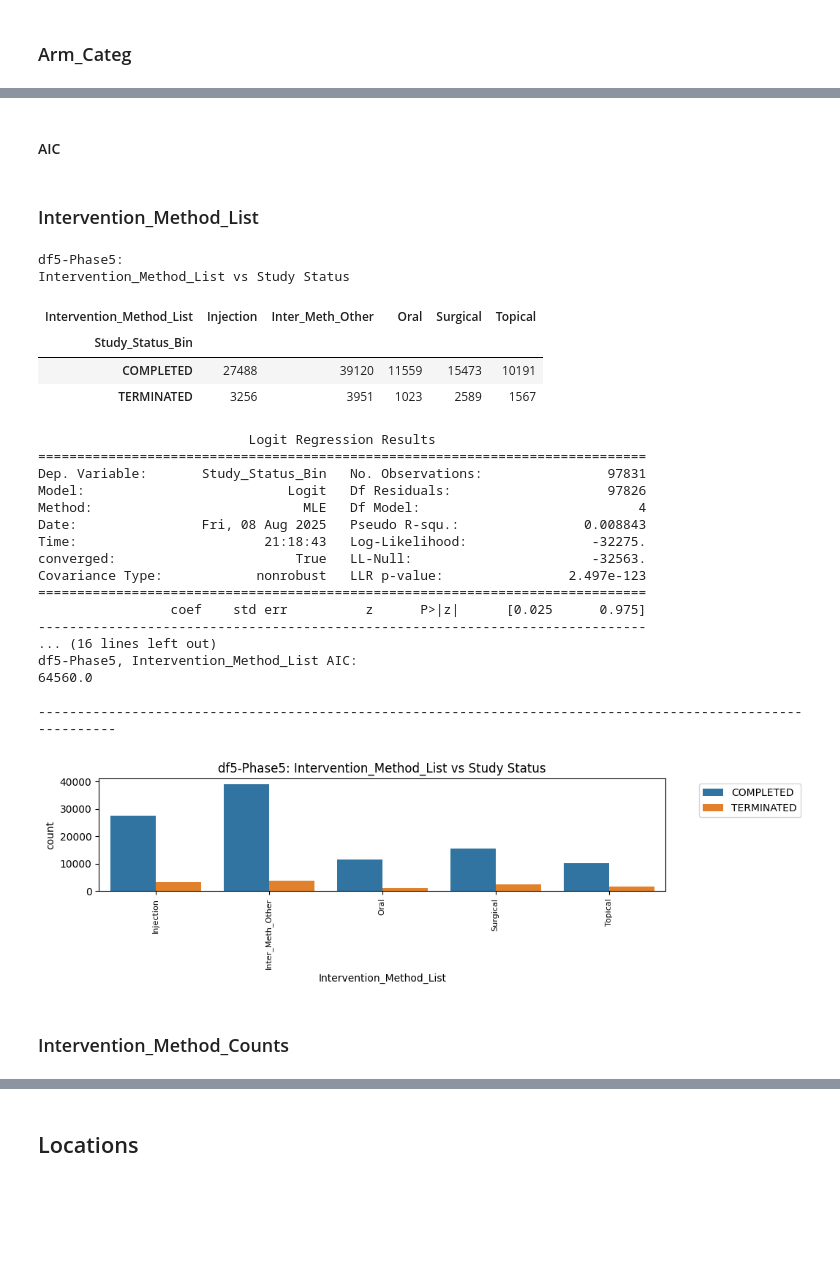
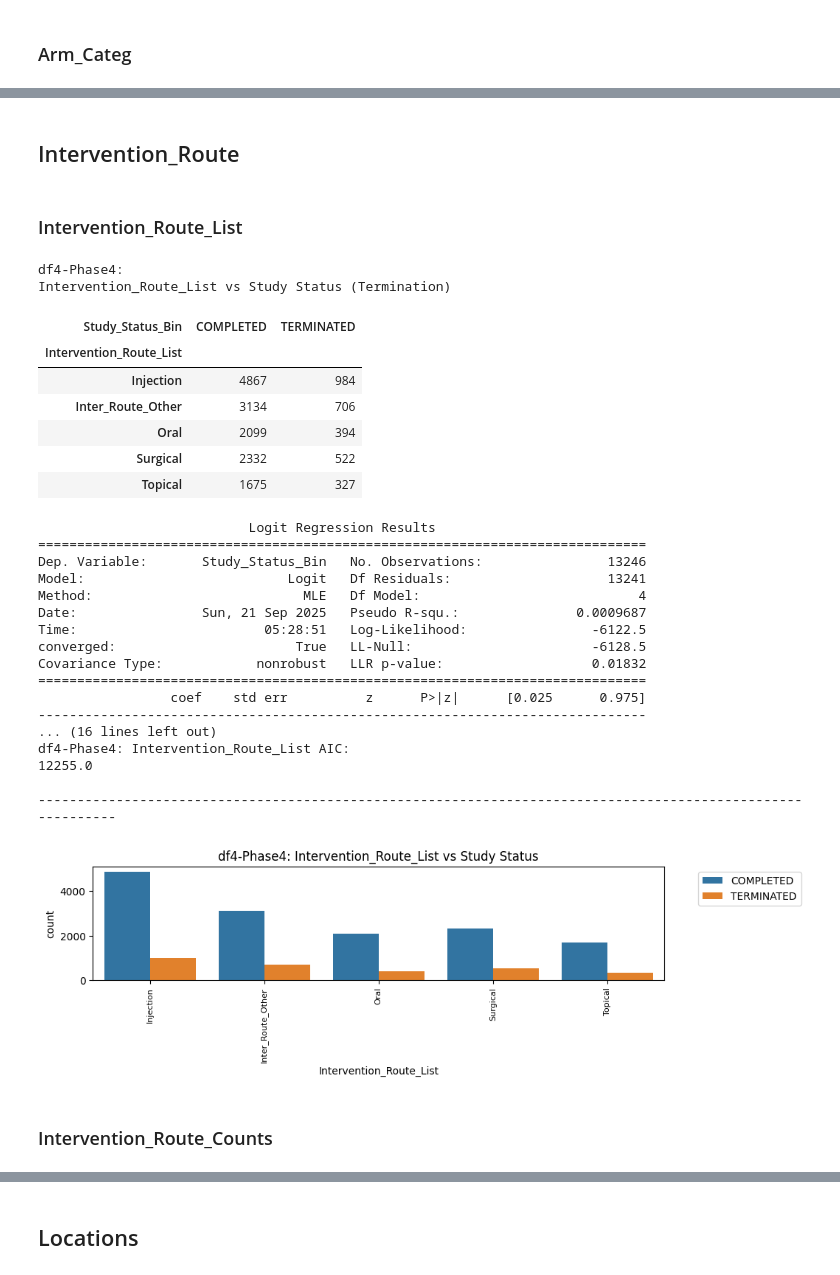
Before and after one commit to AndreouEugenia/Thesis, a Jupyter notebook: 3.Thesis_Visual.ipynb, the cells around one changed output, grey strips where cells are left out. Cells and saved outputs as stored; diff of their text form; code cells hidden in the pictures; blank space fills up the shorter version.

```diff
--- a/3.Thesis_Visual.ipynb
+++ b/3.Thesis_Visual.ipynb
@@ -395 +396,3 @@ df5-Phase5, Adverse_Bin AIC:
+# %%
+dfi = dfi.drop(columns = ['Adverse_Counts'], axis = 1)
 # %% [markdown]
@@ -512,3 +536,5 @@ Adverse_aic_all = fun_compare(i, Adverse_List = Adverse_List[0], Adverse_Detail_
+# %%
+dfi = dfi.drop(columns = ['Adverse_System_Counts', 'Adverse_System_Categ'], axis = 1)
 # %% [markdown]
 ## Placebo_Bin
 # %%
@@ -1107 +1044,3 @@ df5-Phase5, Arm_Categ AIC:
+# %%
+dfi = dfi.drop(columns = ['Arm_Counts', 'Arm_Categ'], axis = 1)
 # %% [markdown]
@@ -1234,2 +1182,4 @@ df5-Phase5, Intervention_Type_Categ AIC:
+# %%
+dfi = dfi.drop(columns = ['Intervention_Type_Counts'], axis = 1)
 # %% [markdown]
-#### AIC
+## Intervention_Route
@@ -1238,32 +1186,35 @@ Intervention_Type_Counts_aic = fun_compare(i, Intervention_Type_Counts = Interve
 # %% [markdown]
-### Intervention_Method_List
+### Intervention_Route_List
 # %%
-Intervention_Method_List = log_fun("Intervention_Method_List", dfi, i, 'list', False, 90, 'Inter_Meth_Other')
+Intervention_Route_List = log_fun("Intervention_Route_List", dfi, i, 'list', False, 90, 'Inter_Route_Other')
 # %% [output]
-df5-Phase5:
-Intervention_Method_List vs Study Status
+df4-Phase4:
+Intervention_Route_List vs Study Status (Termination)
-| Intervention_Method_List | Injection | Inter_Meth_Other | Oral | Surgical | Topical |
-| Study_Status_Bin |  |  |  |  |  |
-| COMPLETED | 27488 | 39120 | 11559 | 15473 | 10191 |
-| TERMINATED | 3256 | 3951 | 1023 | 2589 | 1567 |
+| Study_Status_Bin | COMPLETED | TERMINATED |
+| Intervention_Route_List |  |  |
+| Injection | 4867 | 984 |
+| Inter_Route_Other | 3134 | 706 |
+| Oral | 2099 | 394 |
+| Surgical | 2332 | 522 |
+| Topical | 1675 | 327 |
                            Logit Regression Results
 ==============================================================================
-Dep. Variable:       Study_Status_Bin   No. Observations:                97831
-Model:                          Logit   Df Residuals:                    97826
+Dep. Variable:       Study_Status_Bin   No. Observations:                13246
+Model:                          Logit   Df Residuals:                    13241
 Method:                           MLE   Df Model:                            4
-Date:                Fri, 08 Aug 2025   Pseudo R-squ.:                0.008843
-Time:                        21:18:43   Log-Likelihood:                -32275.
-converged:                       True   LL-Null:                       -32563.
-Covariance Type:            nonrobust   LLR p-value:                2.497e-123
+Date:                Sun, 21 Sep 2025   Pseudo R-squ.:               0.0009687
+Time:                        05:28:51   Log-Likelihood:                -6122.5
+converged:                       True   LL-Null:                       -6128.5
+Covariance Type:            nonrobust   LLR p-value:                   0.01832
 ==============================================================================
                  coef    std err          z      P>|z|      [0.025      0.975]
 ------------------------------------------------------------------------------
 ... (16 lines left out)
-df5-Phase5, Intervention_Method_List AIC:
-64560.0
+df4-Phase4: Intervention_Route_List AIC:
+12255.0
 
 ------------------------------------------------------------------------------------------------------------
-[figure, old version]
+[figure, new version]
 # %% [markdown]
-### Intervention_Method_Counts
+### Intervention_Route_Counts
 # %%
```
Also changed, not shown: parts of 170 cells of this notebook, 8 other files.
